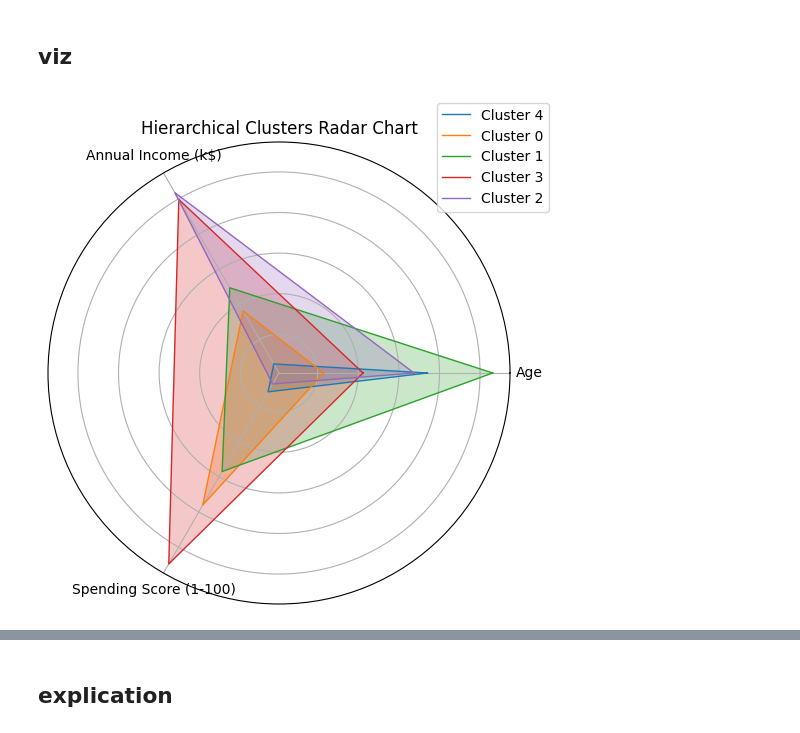
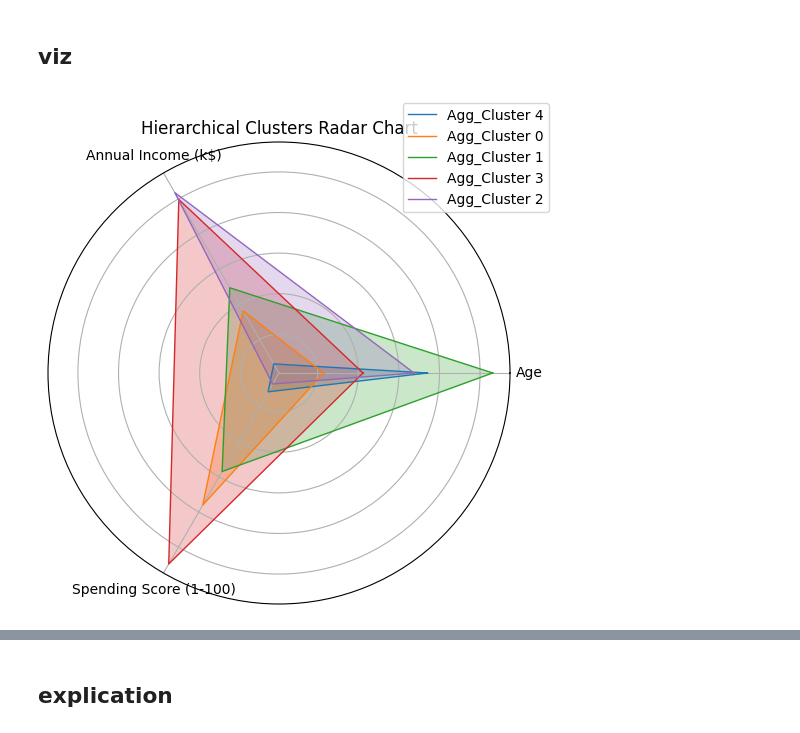
Before and after one commit to adibk/customer_analysis, a Jupyter notebook: shopping_mall/jupyter_Mall.ipynb, the cells around one changed output, grey strips where cells are left out. Saved outputs shown, nothing was run; the diff lists cells and outputs as text; code cells hidden in the pictures.

```diff
--- a/shopping_mall/jupyter_Mall.ipynb
+++ b/shopping_mall/jupyter_Mall.ipynb
@@ -197,5 +169,4 @@ kmeans.fit(scaled_df)
 # %% [output]
 KMeans(n_clusters=5, n_init=10, random_state=42)
 # %%
-df['Cluster'] = kmeans.labels_
-df
+scaled_df['Cluster'] = kmeans.labels_
@@ -234,15 +206,14 @@ kmeans_summary
 # %% [markdown]
 ## viz
 # %%
-
 def create_radar_chart(data, title, labels):
     num_vars = len(labels)
     angles = np.linspace(0, 2 * np.pi, num_vars, endpoint=False).tolist()
     angles += angles[:1]
     fig, ax = plt.subplots(figsize=(6, 6), subplot_kw=dict(polar=True))
 
-    for cluster in df['Cluster'].unique():
-        values = df[df['Cluster'] == cluster][labels].mean().tolist()
+    for cluster in scaled_df['Cluster'].unique():
+        values = scaled_df[scaled_df['Cluster'] == cluster][labels].mean().tolist()
         values += values[:1]
         ax.plot(angles, values, linewidth=1, linestyle='solid', label=f'Cluster {cluster}')
         ax.fill(angles, values, alpha=0.25)
@@ -345,7 +268,7 @@ plt.show()
 [figure]
 # %% [markdown]
 ## model
-# %%
-hierarchical_clustering = AgglomerativeClustering(n_clusters=5)
-cluster_labels = hierarchical_clustering.fit_predict(scaled_df)
-scaled_df['Cluster'] = cluster_labels
+# %%
+hierarchical_clustering = AgglomerativeClustering(n_clusters=5)
+cluster_labels = hierarchical_clustering.fit_predict(scaled_df.iloc[:, :-1])
+scaled_df['Agg_Cluster'] = cluster_labels
@@ -375,32 +324,27 @@ agg_summary
 # %% [markdown]
 ## viz
 # %%
-def create_radar_chart(data, title, labels):
+def create_radar_chart(df, title, labels):
     num_vars = len(labels)
     angles = np.linspace(0, 2 * np.pi, num_vars, endpoint=False).tolist()
-
-    # The plot is a circle, so we need to "complete the loop"
-    # and append the start to the end.
     angles += angles[:1]
-
     fig, ax = plt.subplots(figsize=(6, 6), subplot_kw=dict(polar=True))
 
-    for cluster in data['Cluster'].unique():
-        values = data[data['Cluster'] == cluster][labels].mean().tolist()
+    for cluster in scaled_df['Agg_Cluster'].unique():
+        values = scaled_df[scaled_df['Agg_Cluster'] == cluster][labels].mean().tolist()
         values += values[:1]
-        ax.plot(angles, values, linewidth=1, linestyle='solid', label=f'Cluster {cluster}')
+        ax.plot(angles, values, linewidth=1, linestyle='solid', label=f'Agg_Cluster {cluster}')
         ax.fill(angles, values, alpha=0.25)
 
     ax.set_yticklabels([])
     ax.set_xticks(angles[:-1])
     ax.set_xticklabels(labels)
     ax.legend(loc='upper right', bbox_to_anchor=(1.1, 1.1))
 
     plt.title(title)
     plt.show()
 
-# Step 5: Define labels and create the radar chart
 labels = ['Age', 'Annual Income (k$)', 'Spending Score (1-100)']
-create_radar_chart(scaled_df, 'Hierarchical Clusters Radar Chart', labels)
+create_radar_chart(df, 'Hierarchical Clusters Radar Chart', labels)
 # %% [output]
-[figure, old version]
+[figure, new version]
```
Also changed, not shown: parts of 44 cells of this notebook.
